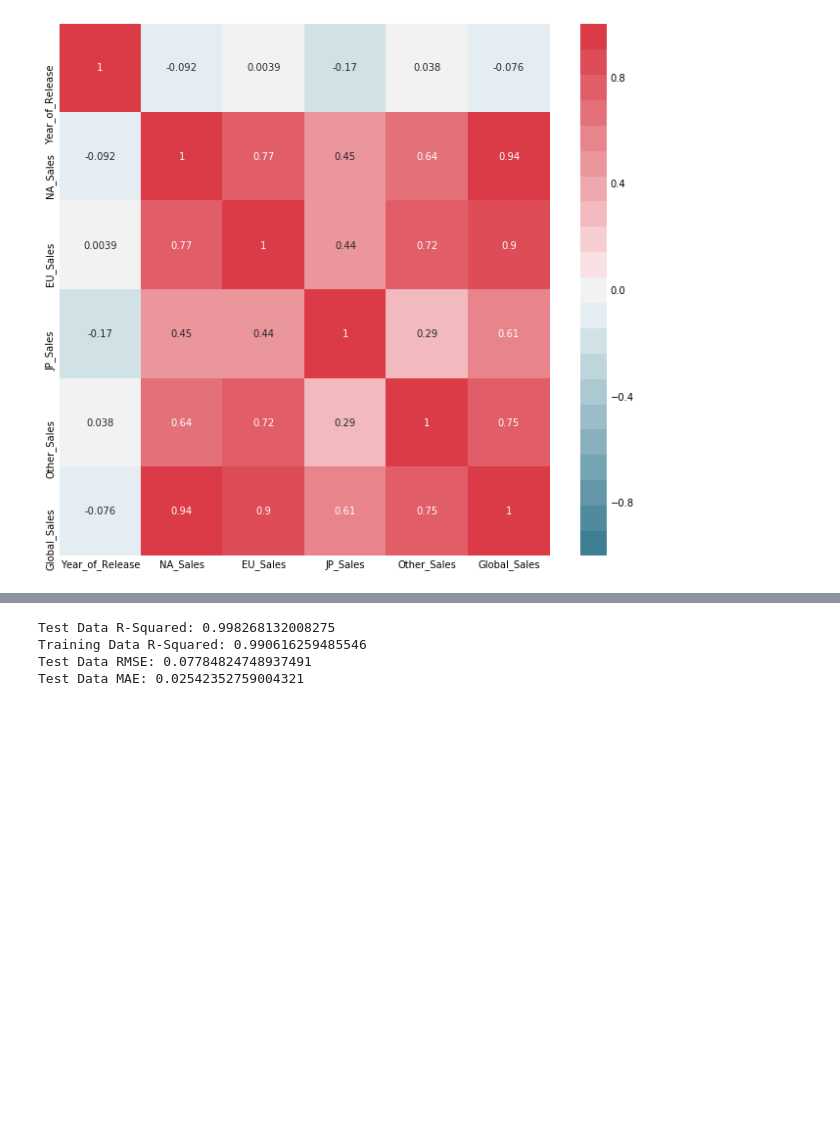
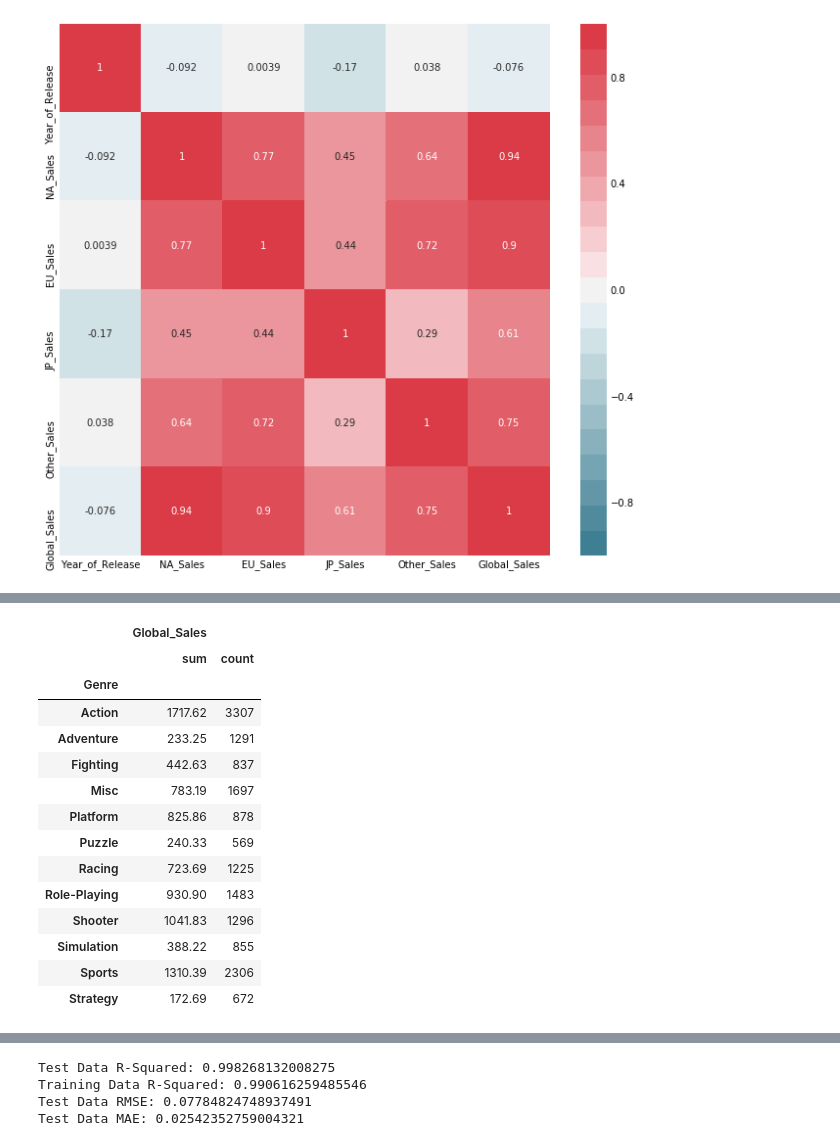
Before and after one commit to rejohnsonjr/Springboard_DS_Track, a Jupyter notebook: Games_Sales.ipynb, the cells around one changed output, grey strips where cells are left out. Saved outputs shown, nothing was run; the diff lists cells and outputs as text; code cells hidden in the pictures; blank space fills up the shorter version.

```diff
--- a/Games_Sales.ipynb
+++ b/Games_Sales.ipynb
@@ -104,0 +140,19 @@ sns.heatmap(gamesSales.corr(),
+# %%
+# Sale per genre over the life of the data set
+gamesSales.groupby('Genre').agg({'Global_Sales': ['sum','count'] })
+# %% [output]
+|  | Global_Sales |  |
+|  | sum | count |
+| Genre |  |  |
+| Action | 1717.62 | 3307 |
+| Adventure | 233.25 | 1291 |
+| Fighting | 442.63 | 837 |
+| Misc | 783.19 | 1697 |
+| Platform | 825.86 | 878 |
+| Puzzle | 240.33 | 569 |
+| Racing | 723.69 | 1225 |
+| Role-Playing | 930.90 | 1483 |
+| Shooter | 1041.83 | 1296 |
+| Simulation | 388.22 | 855 |
+| Sports | 1310.39 | 2306 |
+| Strategy | 172.69 | 672 |
```
Also changed, not shown: parts of 8 cells of this notebook.
